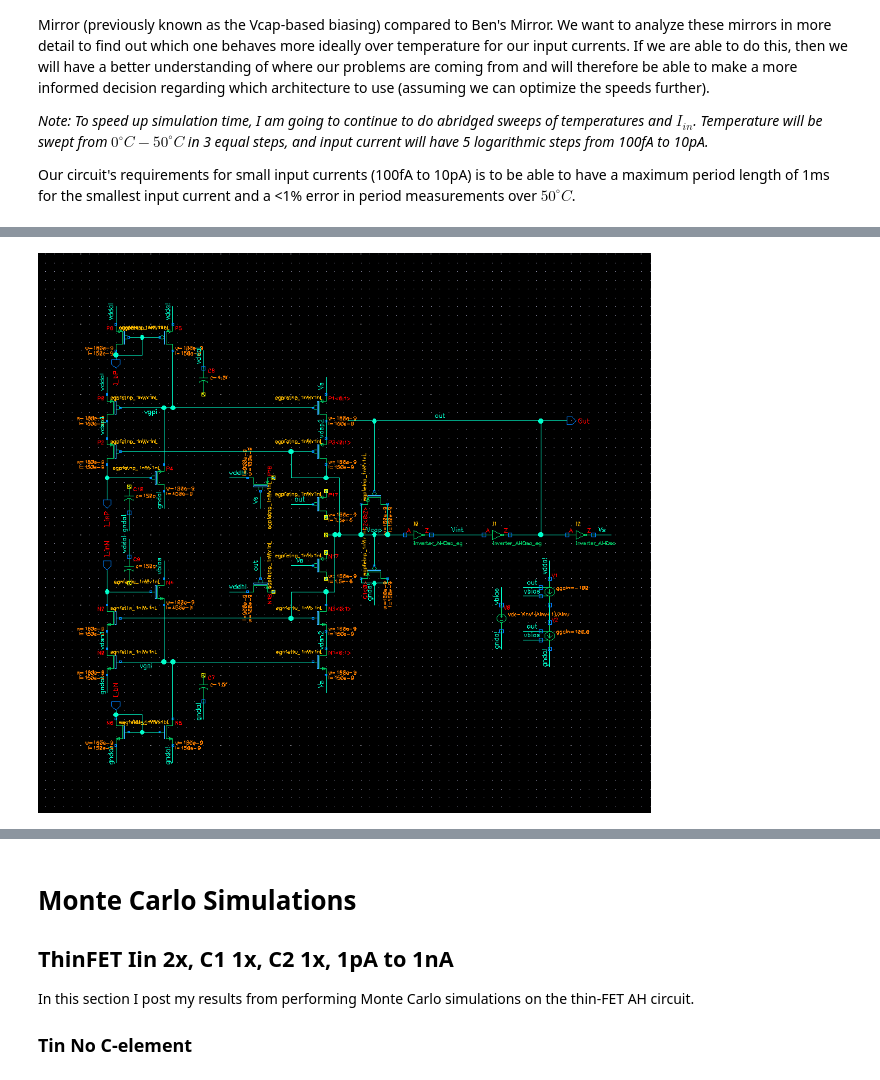
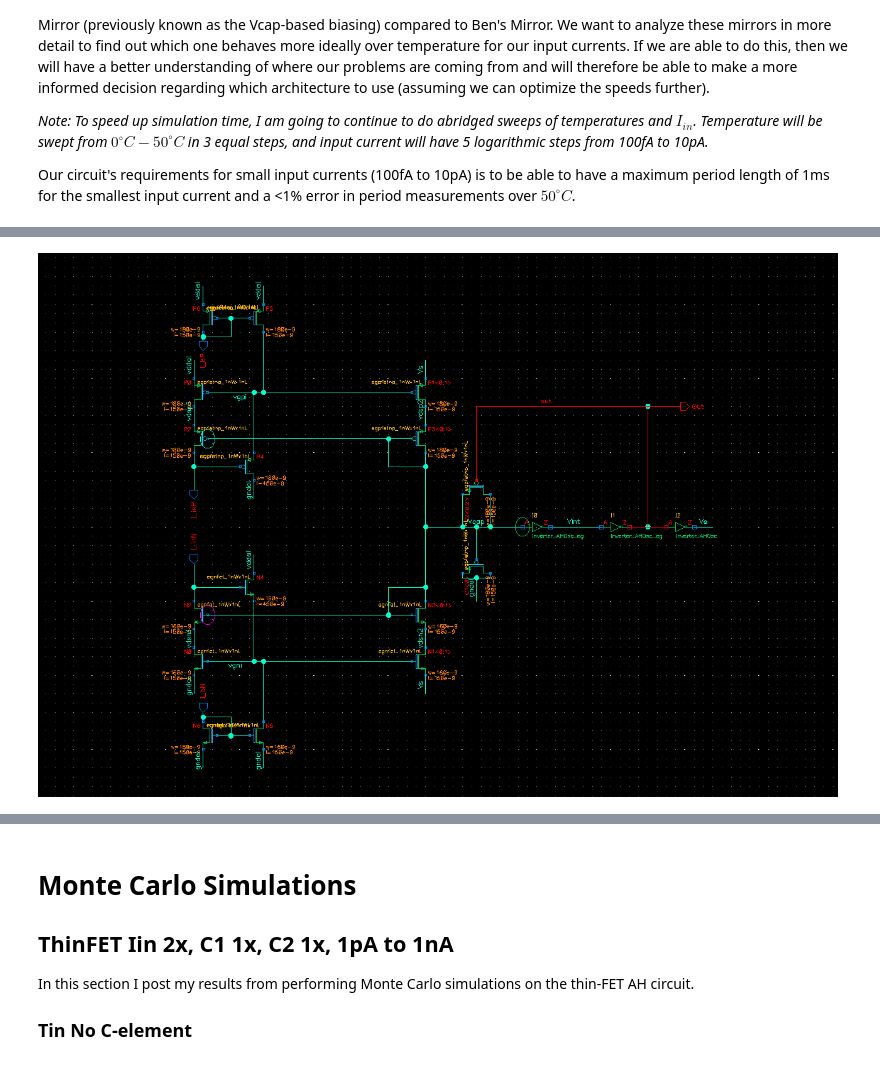
Before and after one commit to twinoza/TwinPyNB, a Jupyter notebook: AxonHillock/AHOsc_FinalAnalysis.ipynb, the cells around one changed output, grey strips where cells are left out. Cells and saved outputs as stored; diff of their text form; code cells hidden in the pictures.

```diff
--- a/AxonHillock/AHOsc_FinalAnalysis.ipynb
+++ b/AxonHillock/AHOsc_FinalAnalysis.ipynb
@@ -1027,4 +1032,4 @@ This baseline is after months of not touching this circuit.  During that time, I
 # %%
-Image(folderPath + "AH_eg/AH_KB_C1_1x_C2_3x_Iin2x.png", width=800)
+Image(folderPath + "AH_eg/AHeg_KB_C1_1x_C2_3x_Iin2x.png", width=800)
 # %% [output]
-[figure, old version]
+[figure, new version]
```
Also changed, not shown: parts of 29 cells of this notebook.
